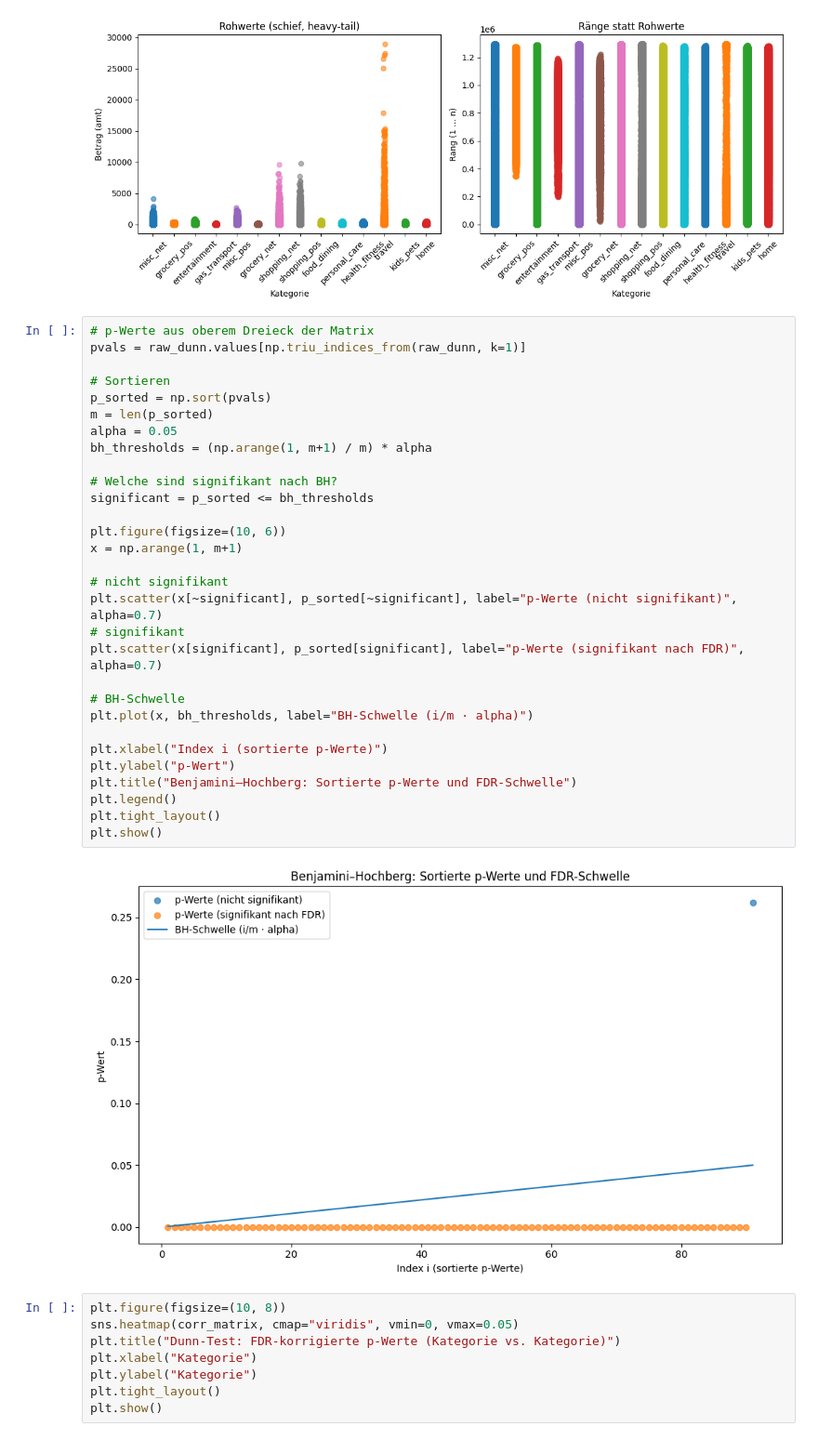
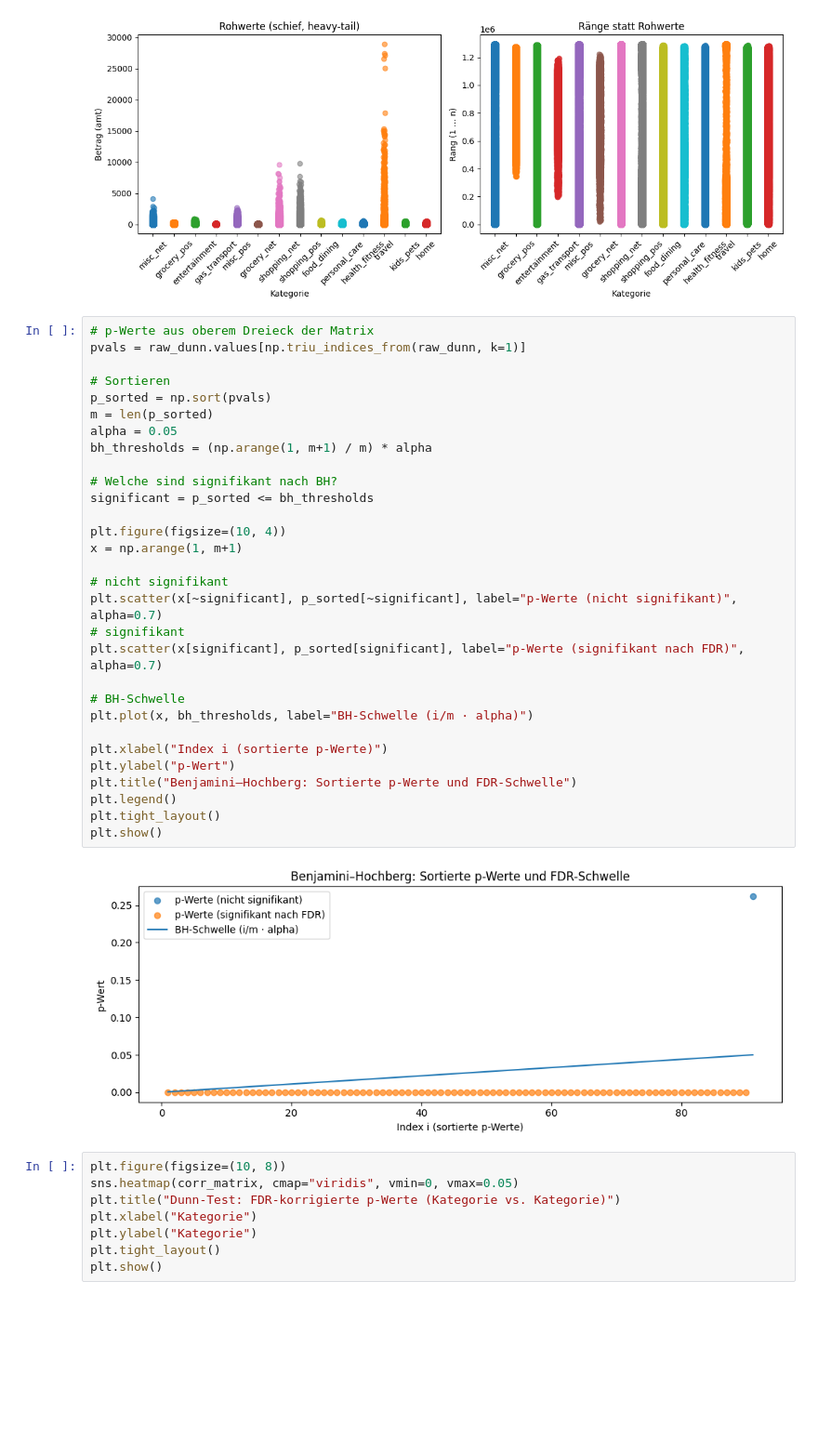
Before and after one commit to philethaler/Statistik-Datenbank, a Jupyter notebook: Analyse_9.ipynb, the cells around one changed output. Shown: that part at 93% size. Saved outputs shown, nothing was run; the diff lists cells and outputs as text; blank space fills up the shorter version.

```diff
--- a/Analyse_9.ipynb
+++ b/Analyse_9.ipynb
@@ -187,35 +187,35 @@ plt.show()
 # %%
 # p-Werte aus oberem Dreieck der Matrix
 pvals = raw_dunn.values[np.triu_indices_from(raw_dunn, k=1)]
 
 # Sortieren
 p_sorted = np.sort(pvals)
 m = len(p_sorted)
 alpha = 0.05
 bh_thresholds = (np.arange(1, m+1) / m) * alpha
 
 # Welche sind signifikant nach BH?
 significant = p_sorted <= bh_thresholds
 
-plt.figure(figsize=(10, 6))
+plt.figure(figsize=(10, 4))
 x = np.arange(1, m+1)
 
 # nicht signifikant
 plt.scatter(x[~significant], p_sorted[~significant], label="p-Werte (nicht signifikant)", alpha=0.7)
 # signifikant
 plt.scatter(x[significant], p_sorted[significant], label="p-Werte (signifikant nach FDR)", alpha=0.7)
 
 # BH-Schwelle
 plt.plot(x, bh_thresholds, label="BH-Schwelle (i/m · alpha)")
 
 plt.xlabel("Index i (sortierte p-Werte)")
 plt.ylabel("p-Wert")
 plt.title("Benjamini–Hochberg: Sortierte p-Werte und FDR-Schwelle")
 plt.legend()
 plt.tight_layout()
 plt.show()
 # %% [output]
-[figure, old version]
+[figure, new version]
 # %%
 plt.figure(figsize=(10, 8))
 sns.heatmap(corr_matrix, cmap="viridis", vmin=0, vmax=0.05)
```
Also changed, not shown: parts of 1 cell of this notebook.
